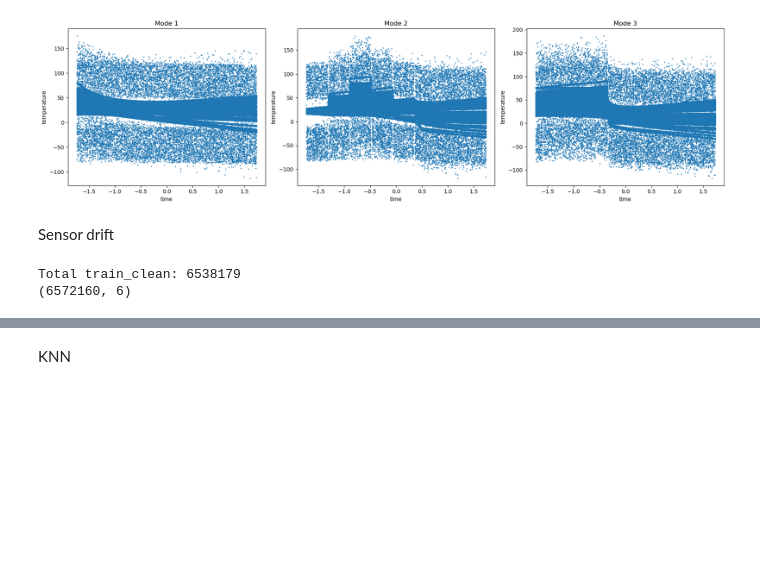
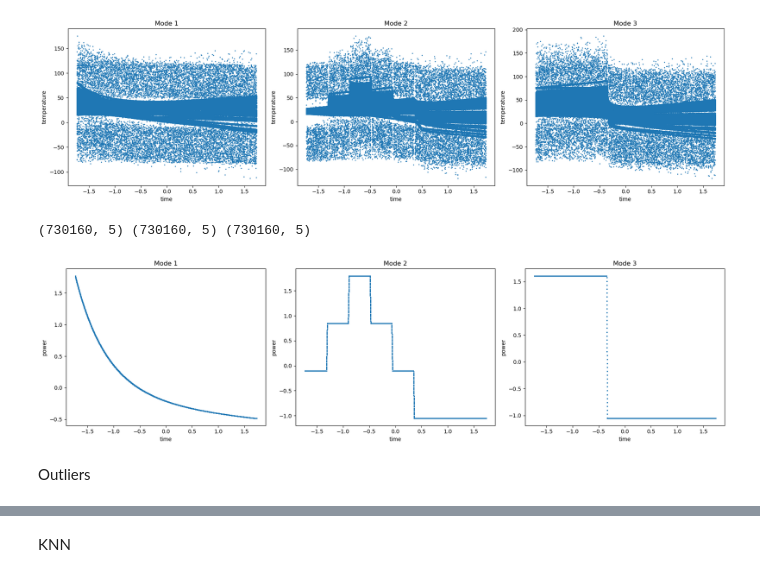
Before and after one commit to alicebeast/FinalProject_ML, a Jupyter notebook: projetdeAliceBG.ipynb, the cells around one changed output, grey strips where cells are left out. Saved outputs shown, nothing was run; the diff lists cells and outputs as text; code cells hidden in the pictures; blank space fills up the shorter version.

```diff
--- a/projetdeAliceBG.ipynb
+++ b/projetdeAliceBG.ipynb
@@ -267,5 +268,27 @@ plt.tight_layout()
 plt.show()
 # %% [output]
 [figure]
+# %%
+BLOCK = len(test) // 3
+
+test_mode1 = test.iloc[0       : BLOCK].copy()
+test_mode2 = test.iloc[BLOCK   : 2*BLOCK].copy()
+test_mode3 = test.iloc[2*BLOCK :].copy()
+
+# Vérification
+print(test_mode1.shape, test_mode2.shape, test_mode3.shape)
+
+# Visualiser les 3 modes séparément
+fig, axes = plt.subplots(1, 3, figsize=(18, 5))
+
+test_mode1.plot(kind='scatter', x='time', y='power', ax=axes[0], title='Mode 1', s=1)
+test_mode2.plot(kind='scatter', x='time', y='power', ax=axes[1], title='Mode 2', s=1)
+test_mode3.plot(kind='scatter', x='time', y='power', ax=axes[2], title='Mode 3', s=1)
+
+plt.tight_layout()
+plt.show()
+# %% [output]
+(730160, 5) (730160, 5) (730160, 5)
+[figure, added]
 # %% [markdown]
-Sensor drift
+Outliers
@@ -276,25 +294,0 @@ def remove_outliers(df, threshold=3, column='temperature'):
-# %%
-mode1_clean = (
-    mode1.merge(sensors_unique, on='sensor')
-    .groupby('sensor', group_keys=False)
-    .apply(lambda df: remove_outliers(df))
-)
-
-mode2_clean = (
-    mode2.merge(sensors_unique, on='sensor')
-    .groupby('sensor', group_keys=False)
-    .apply(lambda df: remove_outliers(df))
-)
-
-mode3_clean = (
-    mode3.merge(sensors_unique, on='sensor')
-    .groupby('sensor', group_keys=False)
-    .apply(lambda df: remove_outliers(df))
-)
-
-train_clean = pd.concat([mode1_clean, mode2_clean, mode3_clean], ignore_index=True)
-print(f"Total train_clean: {len(train_clean)}")
-print(train.shape)
-# %% [output]
-Total train_clean: 6538179
-(6572160, 6)
```
Also changed, not shown: parts of 36 cells of this notebook, 1 other file.
